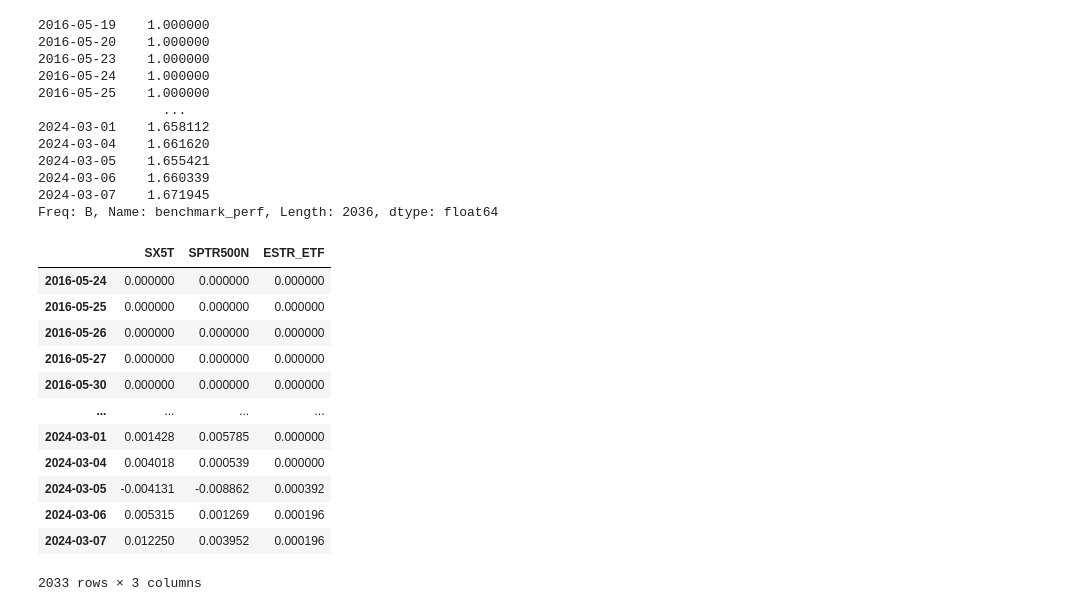
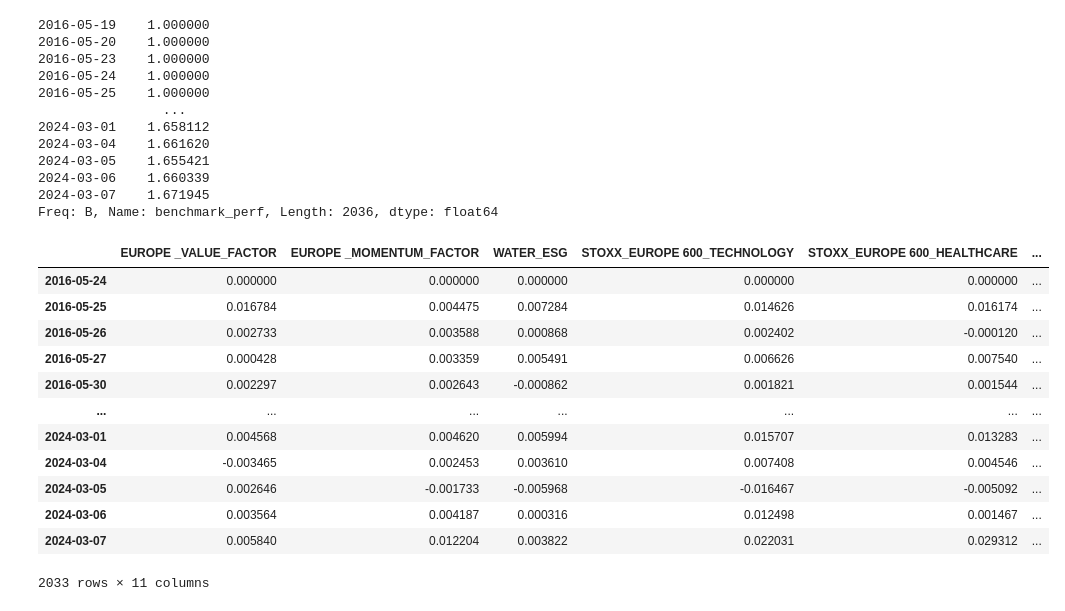
Before and after one commit to BaptisteZloch/Cross-Asset-Investment-Solutions, a Jupyter notebook: src/backtest_portoflio.ipynb, the cells around one changed output. Drawn from its saved outputs; the diff is of its cells as text; code cells hidden in the pictures.

```diff
--- a/src/backtest_portoflio.ipynb
+++ b/src/backtest_portoflio.ipynb
@@ -31,20 +29,20 @@ bench_obj.benchmark_perf
 2024-03-07    1.671945
 Freq: B, Name: benchmark_perf, Length: 2036, dtype: float64
 # %%
-univ_obj = Universe(keep_only_benchmark_universe=True)
+univ_obj = Universe(keep_only_benchmark_universe=False)
 universe = univ_obj.get_universe_returns()
 universe
 # %% [output]
-|  | SX5T | SPTR500N | ESTR_ETF |
-| 2016-05-24 | 0.000000 | 0.000000 | 0.000000 |
-| 2016-05-25 | 0.000000 | 0.000000 | 0.000000 |
-| 2016-05-26 | 0.000000 | 0.000000 | 0.000000 |
-| 2016-05-27 | 0.000000 | 0.000000 | 0.000000 |
-| 2016-05-30 | 0.000000 | 0.000000 | 0.000000 |
-| ... | ... | ... | ... |
-| 2024-03-01 | 0.001428 | 0.005785 | 0.000000 |
-| 2024-03-04 | 0.004018 | 0.000539 | 0.000000 |
-| 2024-03-05 | -0.004131 | -0.008862 | 0.000392 |
-| 2024-03-06 | 0.005315 | 0.001269 | 0.000196 |
-| 2024-03-07 | 0.012250 | 0.003952 | 0.000196 |
+|  | EUROPE _VALUE_FACTOR | EUROPE _MOMENTUM_FACTOR | WATER_ESG | STOXX_EUROPE 600_TECHNOLOGY | STOXX_EUROPE 600_HEALTHCARE | ... |
+| 2016-05-24 | 0.000000 | 0.000000 | 0.000000 | 0.000000 | 0.000000 | ... |
+| 2016-05-25 | 0.016784 | 0.004475 | 0.007284 | 0.014626 | 0.016174 | ... |
+| 2016-05-26 | 0.002733 | 0.003588 | 0.000868 | 0.002402 | -0.000120 | ... |
+| 2016-05-27 | 0.000428 | 0.003359 | 0.005491 | 0.006626 | 0.007540 | ... |
+| 2016-05-30 | 0.002297 | 0.002643 | -0.000862 | 0.001821 | 0.001544 | ... |
+| ... | ... | ... | ... | ... | ... | ... |
+| 2024-03-01 | 0.004568 | 0.004620 | 0.005994 | 0.015707 | 0.013283 | ... |
+| 2024-03-04 | -0.003465 | 0.002453 | 0.003610 | 0.007408 | 0.004546 | ... |
+| 2024-03-05 | 0.002646 | -0.001733 | -0.005968 | -0.016467 | -0.005092 | ... |
+| 2024-03-06 | 0.003564 | 0.004187 | 0.000316 | 0.012498 | 0.001467 | ... |
+| 2024-03-07 | 0.005840 | 0.012204 | 0.003822 | 0.022031 | 0.029312 | ... |
-2033 rows × 3 columns
+2033 rows × 11 columns
```
Also changed, not shown: parts of 4 cells of this notebook, 4 other files.
